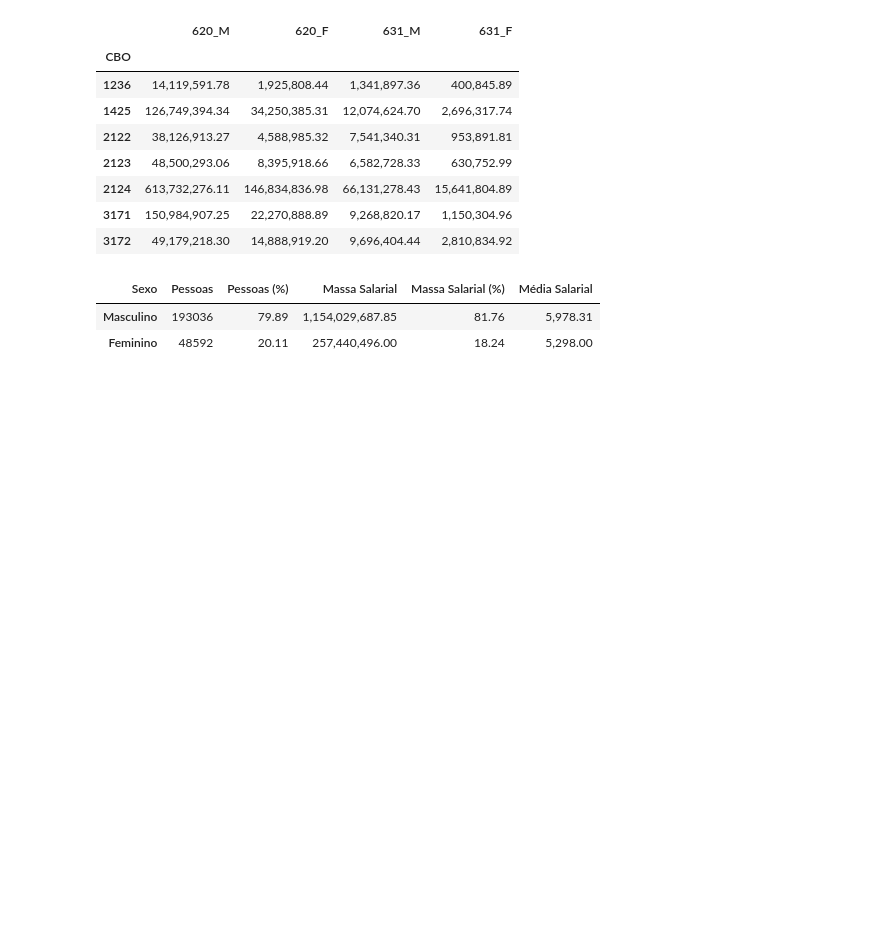
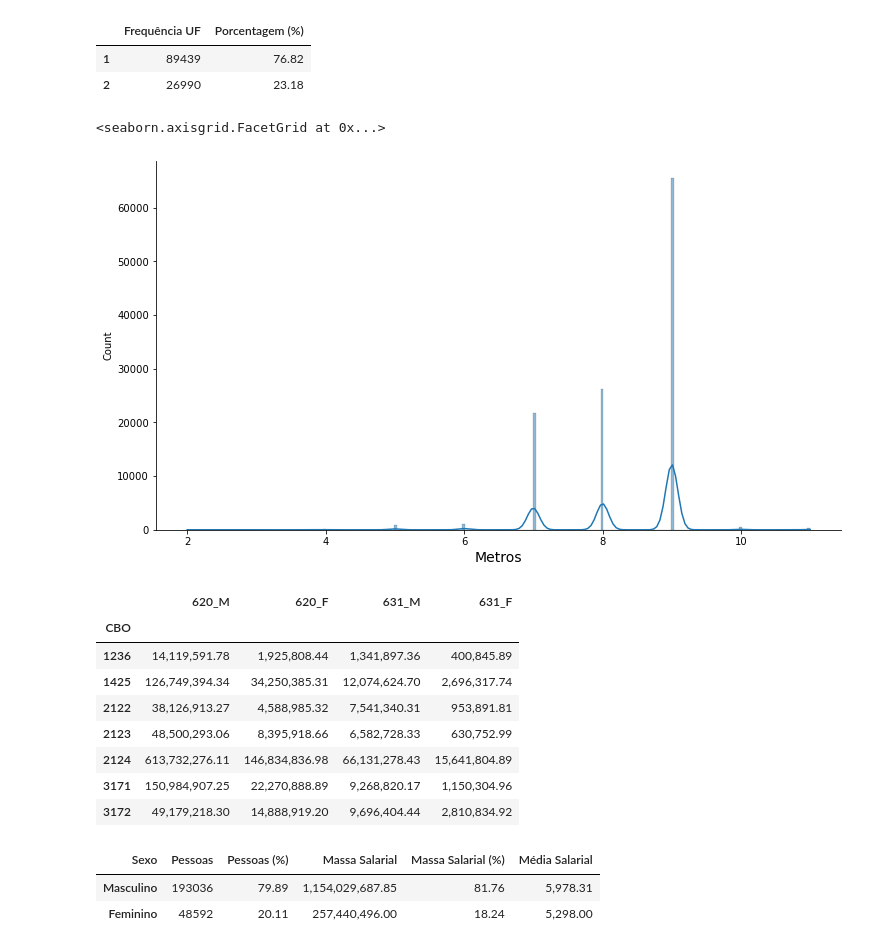
Before and after one commit to yohannmax/ic_fatec_dif_salarial_ti, a Jupyter notebook: notebooks/01-dif_salarial_geral.ipynb, the cells around one changed output. Cells and saved outputs as stored; diff of their text form; code cells hidden in the pictures; blank space fills up the shorter version.

Commit message:
Nova base de dados e primeiros resultados

```diff
--- a/notebooks/01-dif_salarial_geral.ipynb
+++ b/notebooks/01-dif_salarial_geral.ipynb
@@ -5,0 +28,7 @@ pd.options.display.float_format = "{:,.2f}".format
+# %%
+RAIS_2019 = pd.read_csv("../data/raw/DATA_RAIS_2009.csv", sep = ";", encoding = 'utf-8', skipinitialspace = True)
+RAIS_2019.rename(columns = {'CBO Ocupação 2002':'CBO', 'CNAE 2.0 Classe':'CNAE',
+                            'Escolaridade após 2005':'Escolaridade',
+                            'Raça Cor':'Raça', 'Vl Remun Dezembro Nom':'Remuneração',
+                            'Sexo Trabalhador':'Sexo'}, inplace = True)
+RAIS_2019.head()
@@ -6,3 +213,30 @@ pd.options.display.float_format = "{:,.2f}".format
+# %%
+# Demonstração dos dados por Sexo:
+
+frequencia_Sexo = RAIS_2019.Sexo.value_counts()
+percentual_Sexo = RAIS_2019.Sexo.value_counts(normalize = True) * 100
+
+dist_freq_Sexo = pd.DataFrame(
+    {'Frequência UF': frequencia_Sexo, 'Porcentagem (%)': percentual_Sexo}
+)
+
+dist_freq_Sexo
+# %% [output]
+|  | Frequência UF | Porcentagem (%) |
+| 1 | 89439 | 76.82 |
+| 2 | 26990 | 23.18 |
+# %%
+# Histrogramas:
+
+ax = sns.displot(RAIS_2019.Escolaridade, kde = True)
+
+ax.fig.set_size_inches(12, 6)
+ax.set_titles('Distribuição de Frequências - Altura', fontsize = 18)
+ax.set_xlabels('Metros', fontsize = 14)
+ax
+# %% [output]
+<seaborn.axisgrid.FacetGrid at 0x...>
+[figure, added]
 # %%
 CNAE_CBO_SEXO_2019_FREQ = pd.read_csv("../data/cleaned/CNAE_CBO_SEXO_2019_freq.csv", sep = ";", index_col = 0, encoding = 'latin-1', skipinitialspace = True)
 CNAE_CBO_SEXO_2019_SUM = pd.read_csv("../data/cleaned/CNAE_CBO_SEXO_2019_sum.csv", sep = ";", index_col = 0, encoding = 'latin-1', skipinitialspace = True)
```
Also changed, not shown: parts of 10 cells of this notebook, 2 other files.
